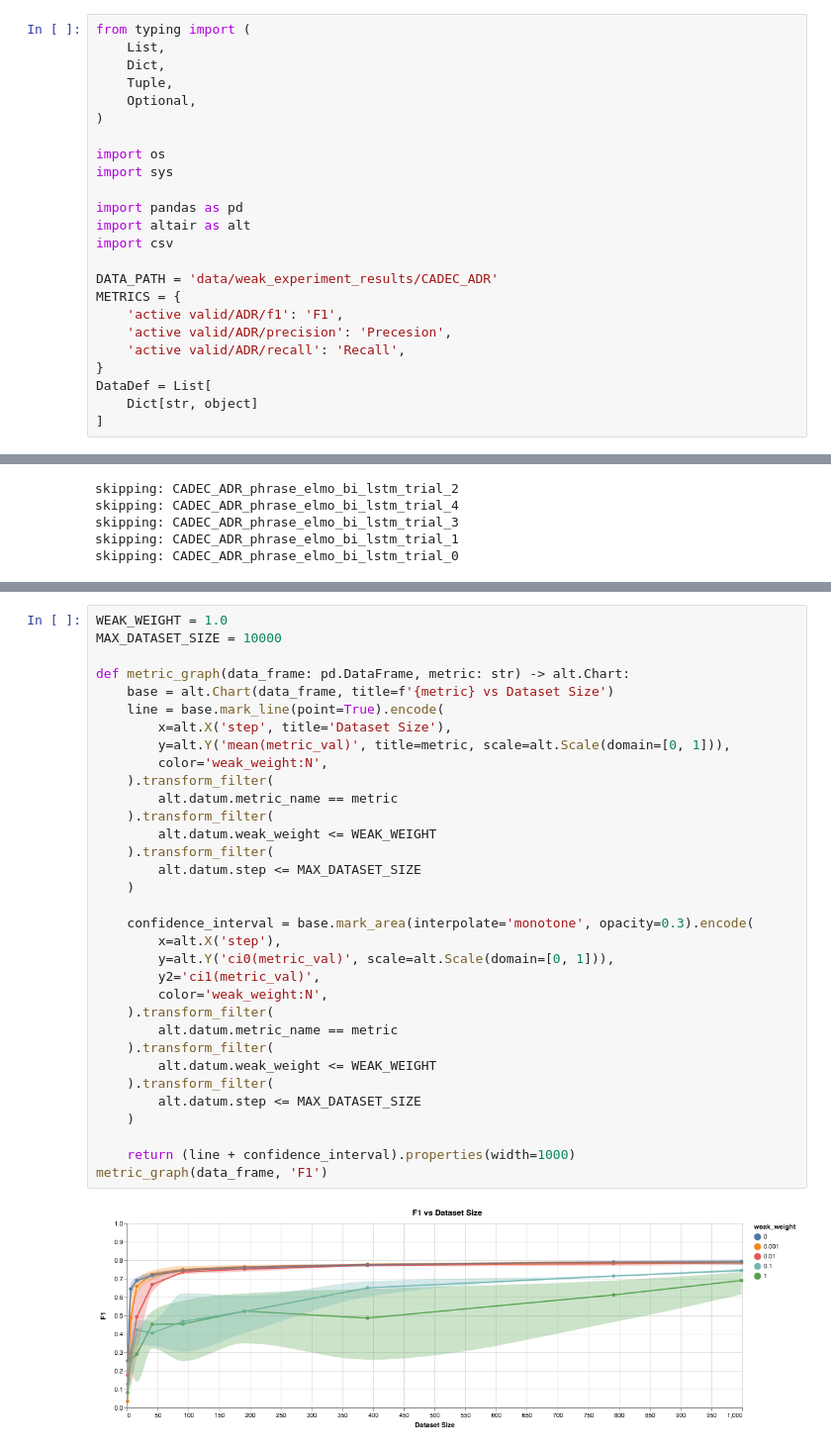
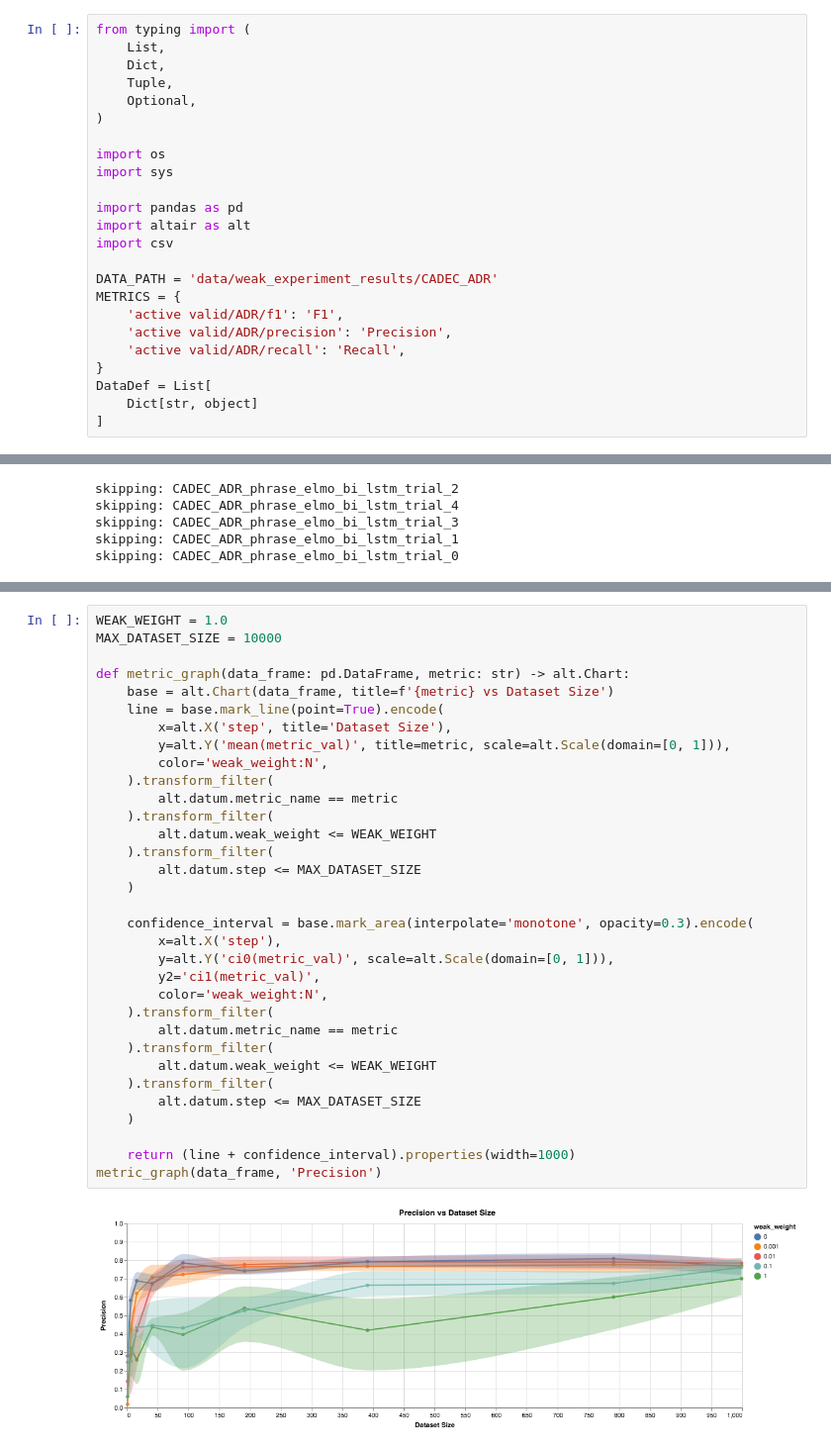
Before and after one commit to AkshatSh/DPD, a Jupyter notebook: experiments/weighted_keyword_analysis.ipynb, the cells around one changed output, grey strips where cells are left out. Shown at 99% size. Saved outputs shown, nothing was run; the diff lists cells and outputs as text.

```diff
--- a/experiments/weighted_keyword_analysis.ipynb
+++ b/experiments/weighted_keyword_analysis.ipynb
@@ -16,7 +16,7 @@ import csv
 DATA_PATH = 'data/weak_experiment_results/CADEC_ADR'
 METRICS = {
     'active valid/ADR/f1': 'F1',
-    'active valid/ADR/precision': 'Precesion',
+    'active valid/ADR/precision': 'Precision',
     'active valid/ADR/recall': 'Recall',
 }
 DataDef = List[
@@ -80,32 +80,32 @@ MAX_DATASET_SIZE = 10000
 
 def metric_graph(data_frame: pd.DataFrame, metric: str) -> alt.Chart:
     base = alt.Chart(data_frame, title=f'{metric} vs Dataset Size')
     line = base.mark_line(point=True).encode(
         x=alt.X('step', title='Dataset Size'),
         y=alt.Y('mean(metric_val)', title=metric, scale=alt.Scale(domain=[0, 1])),
         color='weak_weight:N',
     ).transform_filter(
         alt.datum.metric_name == metric
     ).transform_filter(
         alt.datum.weak_weight <= WEAK_WEIGHT
     ).transform_filter(
         alt.datum.step <= MAX_DATASET_SIZE
     )
 
     confidence_interval = base.mark_area(interpolate='monotone', opacity=0.3).encode(
         x=alt.X('step'),
         y=alt.Y('ci0(metric_val)', scale=alt.Scale(domain=[0, 1])),
         y2='ci1(metric_val)',
         color='weak_weight:N',
     ).transform_filter(
         alt.datum.metric_name == metric
     ).transform_filter(
         alt.datum.weak_weight <= WEAK_WEIGHT
     ).transform_filter(
         alt.datum.step <= MAX_DATASET_SIZE
     )
 
     return (line + confidence_interval).properties(width=1000)
-metric_graph(data_frame, 'F1')
+metric_graph(data_frame, 'Precision')
 # %% [output]
-[figure, old version]
+[figure, new version]
```
Also changed, not shown: parts of 1 cell of this notebook, 2 other files.
